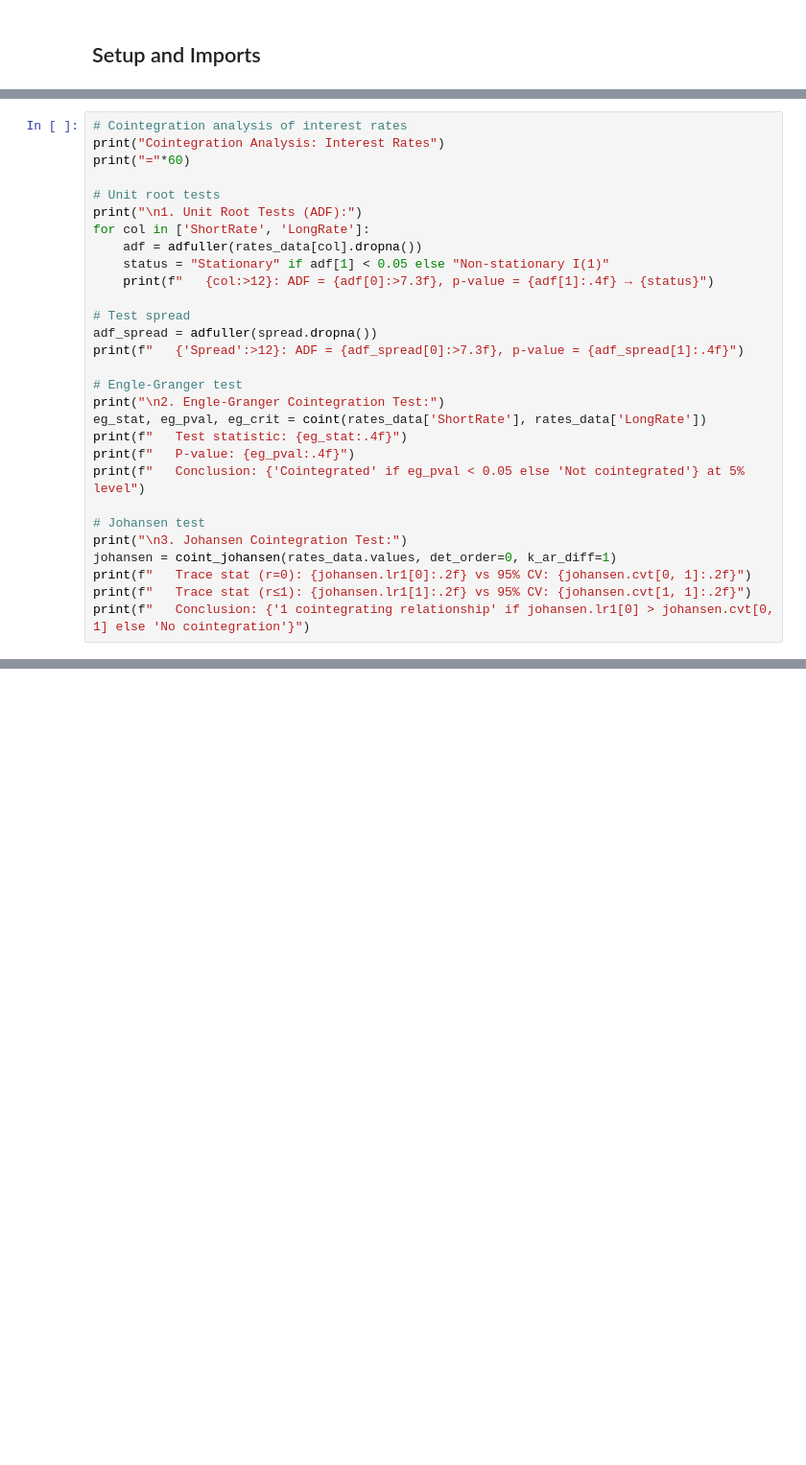
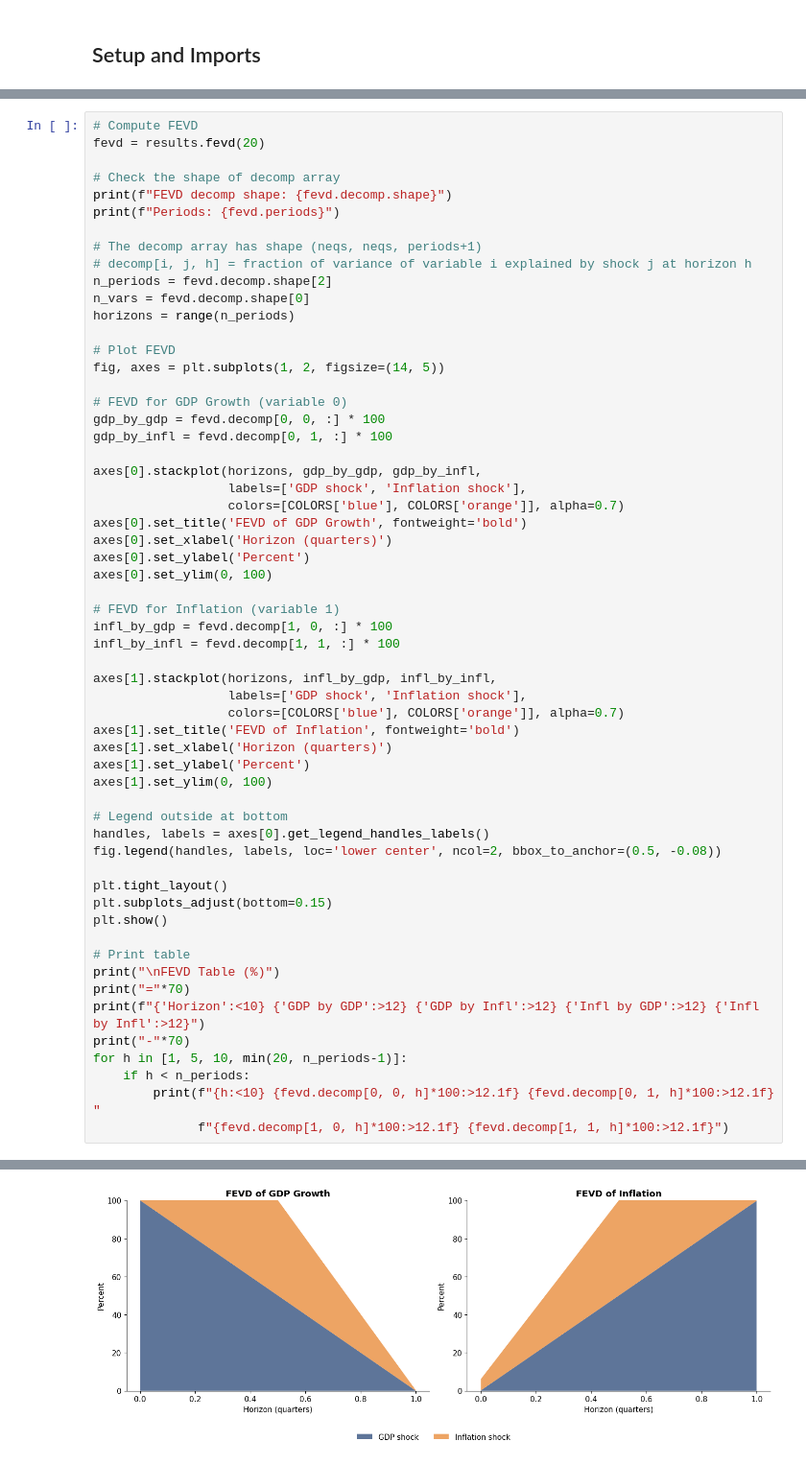
Before and after one commit to danpele/Time-Series-Analysis, a Jupyter notebook: chapter6_lecture_notebook.ipynb, the cells around one changed output, grey strips where cells are left out. Shown at 96% size. Drawn from its saved outputs; the diff is of its cells as text; blank space fills up the shorter version.

```diff
--- a/chapter6_lecture_notebook.ipynb
+++ b/chapter6_lecture_notebook.ipynb
@@ -435,29 +605,59 @@ plt.show()
 # %%
-# Cointegration analysis of interest rates
-print("Cointegration Analysis: Interest Rates")
-print("="*60)
+# Compute FEVD
+fevd = results.fevd(20)
 
-# Unit root tests
-print("\n1. Unit Root Tests (ADF):")
-for col in ['ShortRate', 'LongRate']:
-    adf = adfuller(rates_data[col].dropna())
-    status = "Stationary" if adf[1] < 0.05 else "Non-stationary I(1)"
-    print(f"   {col:>12}: ADF = {adf[0]:>7.3f}, p-value = {adf[1]:.4f} → {status}")
+# Check the shape of decomp array
+print(f"FEVD decomp shape: {fevd.decomp.shape}")
+print(f"Periods: {fevd.periods}")
 
-# Test spread
-adf_spread = adfuller(spread.dropna())
-print(f"   {'Spread':>12}: ADF = {adf_spread[0]:>7.3f}, p-value = {adf_spread[1]:.4f}")
+# The decomp array has shape (neqs, neqs, periods+1)
+# decomp[i, j, h] = fraction of variance of variable i explained by shock j at horizon h
+n_periods = fevd.decomp.shape[2]
+n_vars = fevd.decomp.shape[0]
+horizons = range(n_periods)
 
-# Engle-Granger test
-print("\n2. Engle-Granger Cointegration Test:")
-eg_stat, eg_pval, eg_crit = coint(rates_data['ShortRate'], rates_data['LongRate'])
-print(f"   Test statistic: {eg_stat:.4f}")
-print(f"   P-value: {eg_pval:.4f}")
-print(f"   Conclusion: {'Cointegrated' if eg_pval < 0.05 else 'Not cointegrated'} at 5% level")
+# Plot FEVD
+fig, axes = plt.subplots(1, 2, figsize=(14, 5))
 
-# Johansen test
-print("\n3. Johansen Cointegration Test:")
-johansen = coint_johansen(rates_data.values, det_order=0, k_ar_diff=1)
-print(f"   Trace stat (r=0): {johansen.lr1[0]:.2f} vs 95% CV: {johansen.cvt[0, 1]:.2f}")
-print(f"   Trace stat (r≤1): {johansen.lr1[1]:.2f} vs 95% CV: {johansen.cvt[1, 1]:.2f}")
-print(f"   Conclusion: {'1 cointegrating relationship' if johansen.lr1[0] > johansen.cvt[0, 1] else 'No cointegration'}")
+# FEVD for GDP Growth (variable 0)
+gdp_by_gdp = fevd.decomp[0, 0, :] * 100
+gdp_by_infl = fevd.decomp[0, 1, :] * 100
+
+axes[0].stackplot(horizons, gdp_by_gdp, gdp_by_infl,
+                  labels=['GDP shock', 'Inflation shock'],
+                  colors=[COLORS['blue'], COLORS['orange']], alpha=0.7)
+axes[0].set_title('FEVD of GDP Growth', fontweight='bold')
+axes[0].set_xlabel('Horizon (quarters)')
+axes[0].set_ylabel('Percent')
+axes[0].set_ylim(0, 100)
+
+# FEVD for Inflation (variable 1)
+infl_by_gdp = fevd.decomp[1, 0, :] * 100
+infl_by_infl = fevd.decomp[1, 1, :] * 100
+
+axes[1].stackplot(horizons, infl_by_gdp, infl_by_infl,
+                  labels=['GDP shock', 'Inflation shock'],
+                  colors=[COLORS['blue'], COLORS['orange']], alpha=0.7)
+axes[1].set_title('FEVD of Inflation', fontweight='bold')
+axes[1].set_xlabel('Horizon (quarters)')
+axes[1].set_ylabel('Percent')
+axes[1].set_ylim(0, 100)
+
+# Legend outside at bottom
+handles, labels = axes[0].get_legend_handles_labels()
+fig.legend(handles, labels, loc='lower center', ncol=2, bbox_to_anchor=(0.5, -0.08))
+
+plt.tight_layout()
+plt.subplots_adjust(bottom=0.15)
+plt.show()
+
+# Print table
+print("\nFEVD Table (%)")
+print("="*70)
+print(f"{'Horizon':<10} {'GDP by GDP':>12} {'GDP by Infl':>12} {'Infl by GDP':>12} {'Infl by Infl':>12}")
+print("-"*70)
+for h in [1, 5, 10, min(20, n_periods-1)]:
+    if h < n_periods:
+        print(f"{h:<10} {fevd.decomp[0, 0, h]*100:>12.1f} {fevd.decomp[0, 1, h]*100:>12.1f} "
+              f"{fevd.decomp[1, 0, h]*100:>12.1f} {fevd.decomp[1, 1, h]*100:>12.1f}")
+# %% [output]
@@ -463,0 +666 @@ print(f"   Conclusion: {'1 cointegrating relationship' if johansen.lr1[0] > joha
+[figure, added]
```
Also changed, not shown: parts of 48 cells of this notebook, 40 other files.
